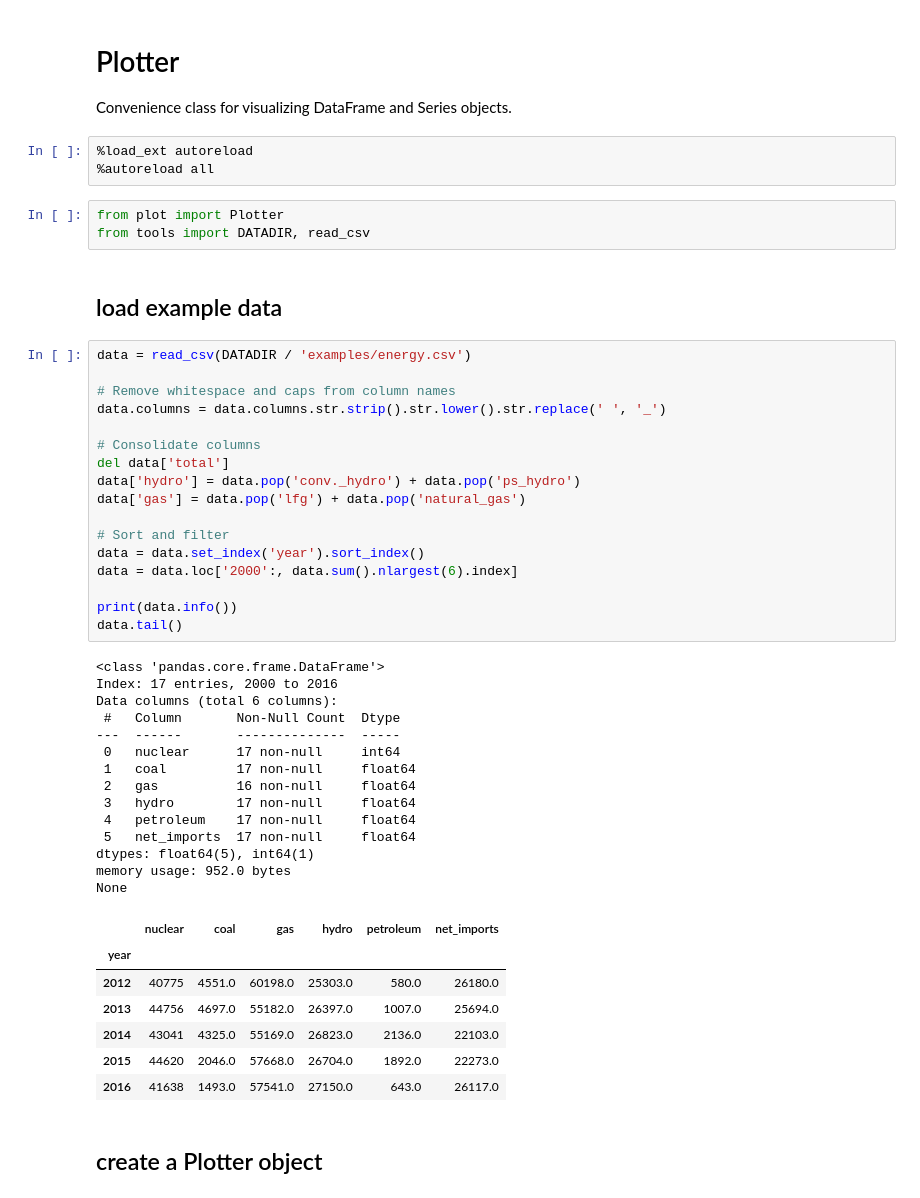
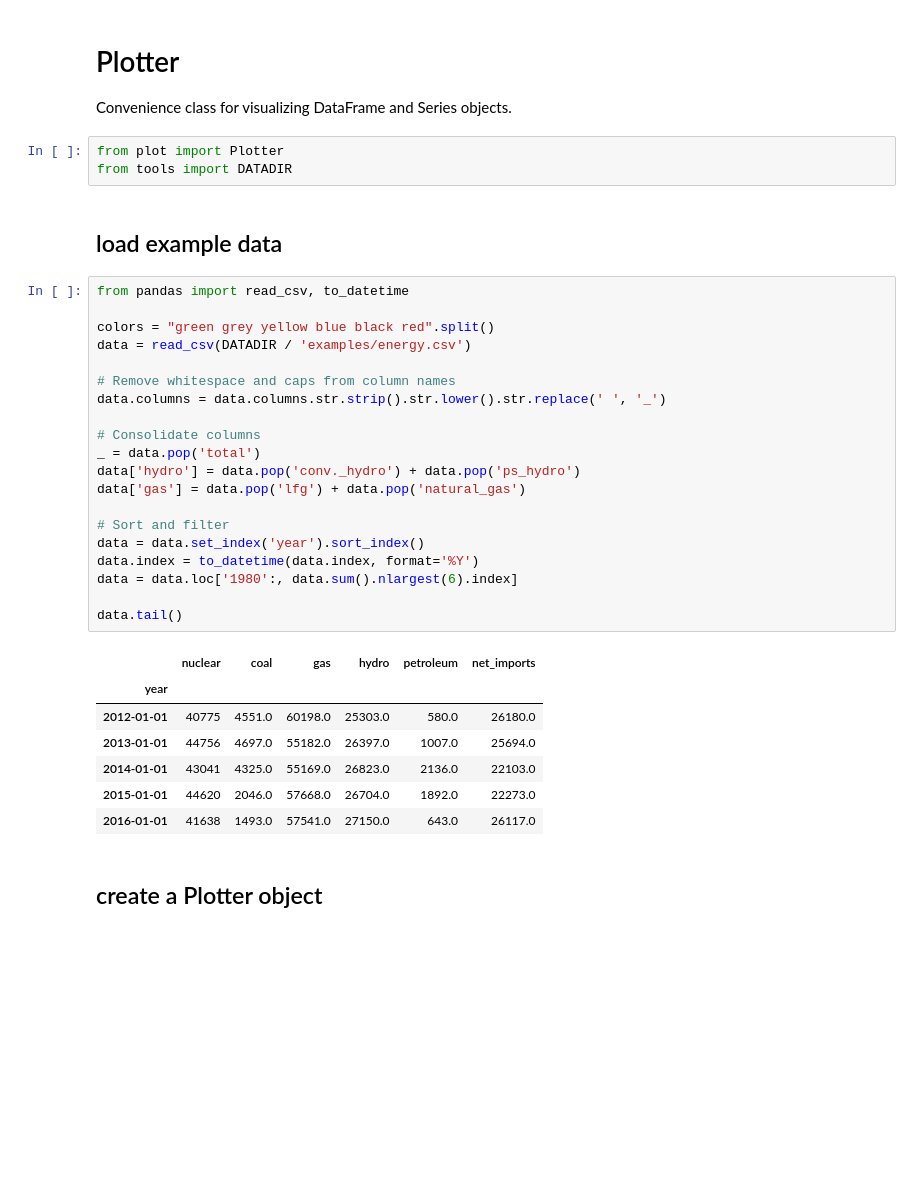
Before and after one commit to samkennerly/kingofsnake, a Jupyter notebook: books/plot.ipynb, the cells around one changed output. Cells and saved outputs as stored; diff of their text form; blank space fills up the shorter version.

```diff
--- a/books/plot.ipynb
+++ b/books/plot.ipynb
@@ -1,52 +1,38 @@
 # %% [markdown]
 # Plotter
 Convenience class for visualizing DataFrame and Series objects.
-# %%
-%load_ext autoreload
-%autoreload all
 # %%
 from plot import Plotter
-from tools import DATADIR, read_csv
+from tools import DATADIR
 # %% [markdown]
 ## load example data
 # %%
+from pandas import read_csv, to_datetime
+
+colors = "green grey yellow blue black red".split()
 data = read_csv(DATADIR / 'examples/energy.csv')
 
 # Remove whitespace and caps from column names
 data.columns = data.columns.str.strip().str.lower().str.replace(' ', '_')
 
 # Consolidate columns
-del data['total']
+_ = data.pop('total')
 data['hydro'] = data.pop('conv._hydro') + data.pop('ps_hydro')
 data['gas'] = data.pop('lfg') + data.pop('natural_gas')
 
 # Sort and filter
 data = data.set_index('year').sort_index()
-data = data.loc['2000':, data.sum().nlargest(6).index]
+data.index = to_datetime(data.index, format='%Y')
+data = data.loc['1980':, data.sum().nlargest(6).index]
 
-print(data.info())
 data.tail()
 # %% [output]
-<class 'pandas.core.frame.DataFrame'>
-Index: 17 entries, 2000 to 2016
-Data columns (total 6 columns):
- #   Column       Non-Null Count  Dtype
----  ------       --------------  -----
- 0   nuclear      17 non-null     int64
- 1   coal         17 non-null     float64
- 2   gas          16 non-null     float64
- 3   hydro        17 non-null     float64
- 4   petroleum    17 non-null     float64
- 5   net_imports  17 non-null     float64
-dtypes: float64(5), int64(1)
-memory usage: 952.0 bytes
-None
 |  | nuclear | coal | gas | hydro | petroleum | net_imports |
 | year |  |  |  |  |  |  |
-| 2012 | 40775 | 4551.0 | 60198.0 | 25303.0 | 580.0 | 26180.0 |
-| 2013 | 44756 | 4697.0 | 55182.0 | 26397.0 | 1007.0 | 25694.0 |
-| 2014 | 43041 | 4325.0 | 55169.0 | 26823.0 | 2136.0 | 22103.0 |
-| 2015 | 44620 | 2046.0 | 57668.0 | 26704.0 | 1892.0 | 22273.0 |
-| 2016 | 41638 | 1493.0 | 57541.0 | 27150.0 | 643.0 | 26117.0 |
+| 2012-01-01 | 40775 | 4551.0 | 60198.0 | 25303.0 | 580.0 | 26180.0 |
+| 2013-01-01 | 44756 | 4697.0 | 55182.0 | 26397.0 | 1007.0 | 25694.0 |
+| 2014-01-01 | 43041 | 4325.0 | 55169.0 | 26823.0 | 2136.0 | 22103.0 |
+| 2015-01-01 | 44620 | 2046.0 | 57668.0 | 26704.0 | 1892.0 | 22273.0 |
+| 2016-01-01 | 41638 | 1493.0 | 57541.0 | 27150.0 | 643.0 | 26117.0 |
 # %% [markdown]
 ## create a Plotter object
```
Also changed, not shown: parts of 52 cells of this notebook.
